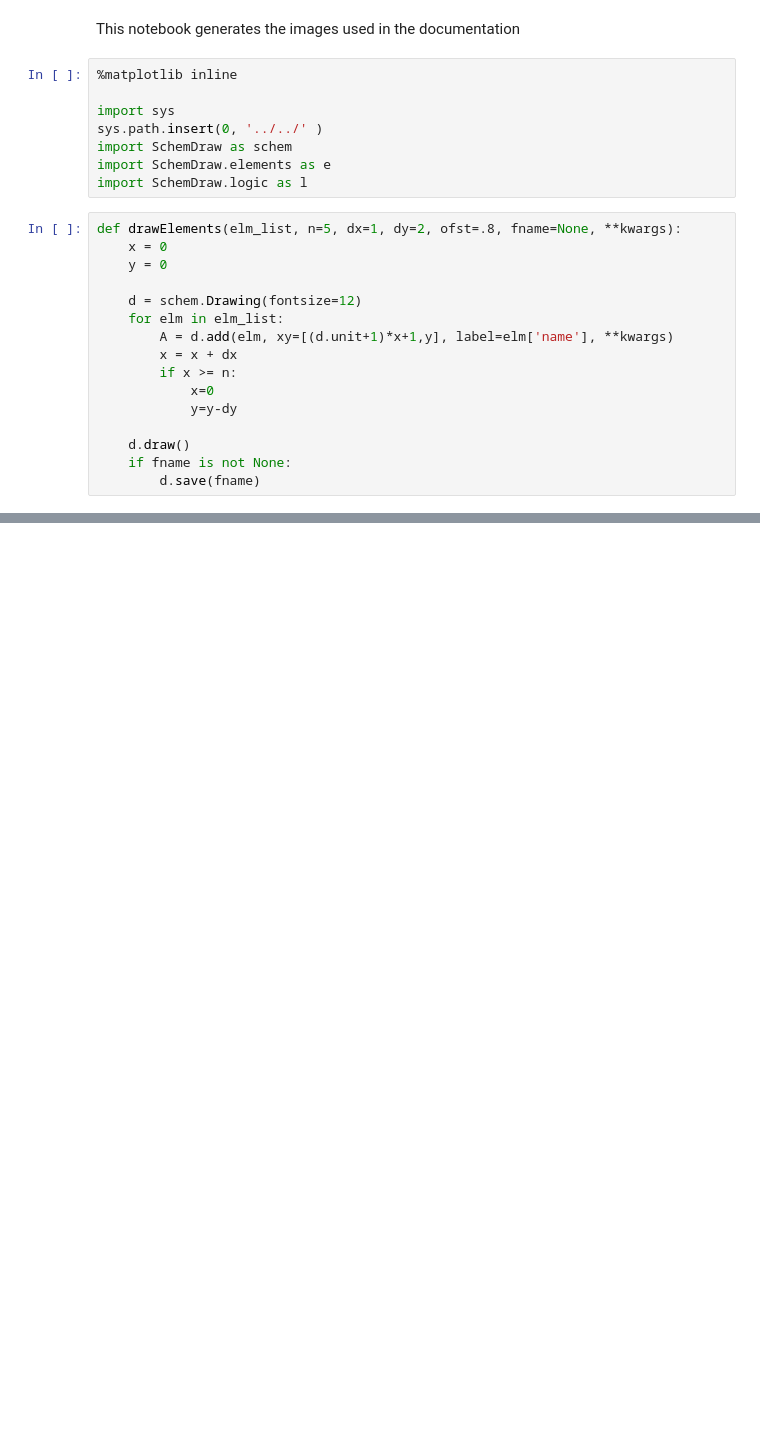
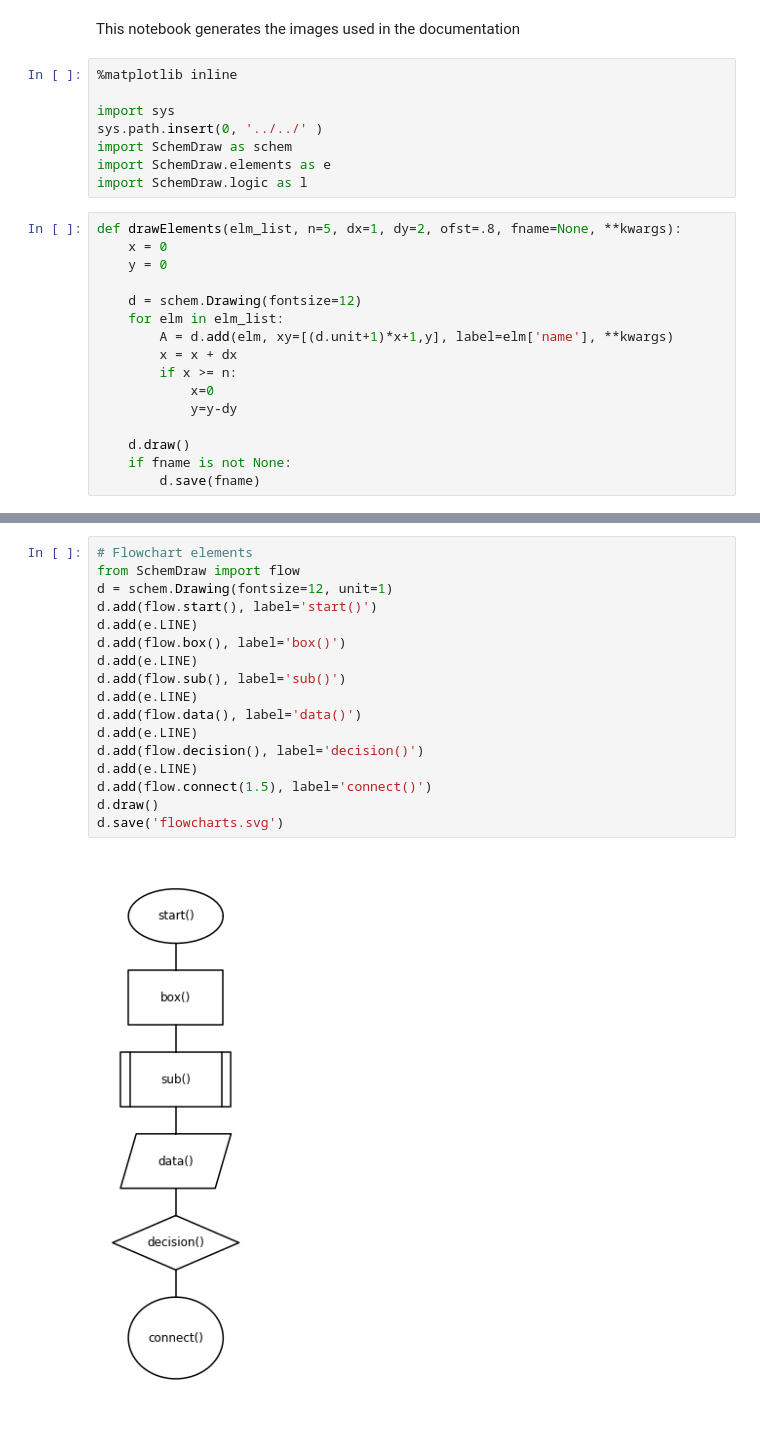
Before and after one commit to cdelker/schemdraw, a Jupyter notebook: docs/img/doc_images.ipynb, the cells around one changed output, grey strips where cells are left out. Drawn from its saved outputs; the diff is of its cells as text; blank space fills up the shorter version.

Commit message:
Updated documentation for flowcharts and signal processing.

```diff
--- a/docs/img/doc_images.ipynb
+++ b/docs/img/doc_images.ipynb
@@ -350,0 +378,19 @@ d.save('mux.svg')
+# %%
+# Flowchart elements
+from SchemDraw import flow
+d = schem.Drawing(fontsize=12, unit=1)
+d.add(flow.start(), label='start()')
+d.add(e.LINE)
+d.add(flow.box(), label='box()')
+d.add(e.LINE)
+d.add(flow.sub(), label='sub()')
+d.add(e.LINE)
+d.add(flow.data(), label='data()')
+d.add(e.LINE)
+d.add(flow.decision(), label='decision()')
+d.add(e.LINE)
+d.add(flow.connect(1.5), label='connect()')
+d.draw()
+d.save('flowcharts.svg')
+# %% [output]
+[figure, added]
```
Also changed, not shown: parts of 28 cells of this notebook, 57 other files.
